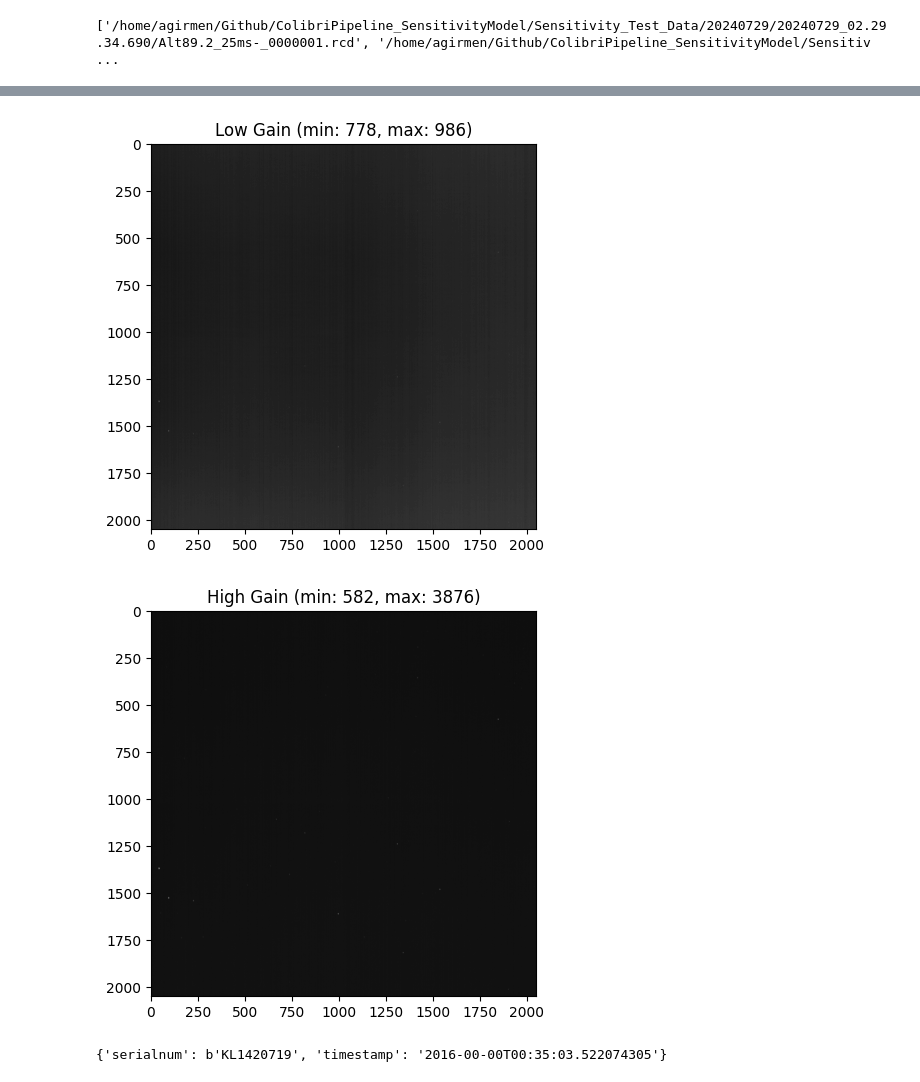
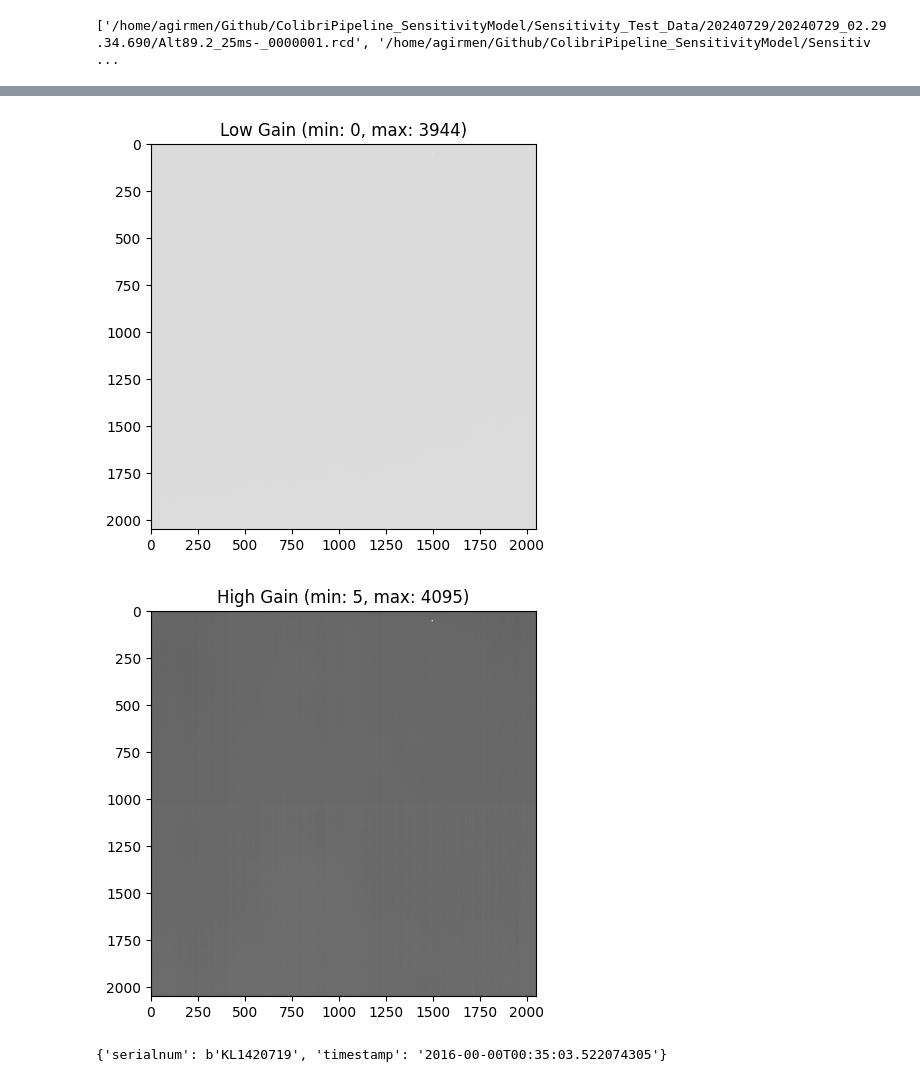
Before and after one commit to Corrado777/ColibriPipeline-Tonys-version, a Jupyter notebook: notebooks/image_debugging.ipynb, the cells around one changed output, grey strips where cells are left out. Drawn from its saved outputs; the diff is of its cells as text; code cells hidden in the pictures.

```diff
--- a/notebooks/image_debugging.ipynb
+++ b/notebooks/image_debugging.ipynb
@@ -137,7 +137,7 @@ vnumpix = 2048
 
 
 # file = "/home/agirmen/Github/ColibriPipeline_SensitivityModel/Sensitivity_Test_Data/other_rcd/pointing_reference_0000001.rcd"  # pointing ref loads fine
-file = "/home/agirmen/Github/ColibriPipeline_SensitivityModel/Sensitivity_Test_Data/20240729/20240729_02.29.34.690/Alt89.2_25ms-_0000001.rcd"
+file = "/home/agirmen/Github/ColibriPipeline-Tonys-version/notebooks/Alt89.2_25ms-_0000001.rcd"
 
 data, header = readRCD(file)
 print(header)
@@ -158,5 +158,5 @@ plt.show()
 
 # save the high gain image as a fits file
 hdu = fits.PrimaryHDU(high_gain)
-hdu.writeto('high_gain_red_25ms_testnew.fits', overwrite=False)
+hdu.writeto('high_gain_blue_25ms_testnew.fits', overwrite=False)
 # %% [output]
@@ -164,5 +164,5 @@ hdu.writeto('high_gain_red_25ms_testnew.fits', overwrite=False)
-[figure, old version]
+[figure, new version]
-[figure, old version]
+[figure, new version]
 # %%
 # Function for reading specified number of bytes
 def readxbytes(fid, numbytes):
```
Also changed, not shown: parts of 1 cell of this notebook, 1 other file.
